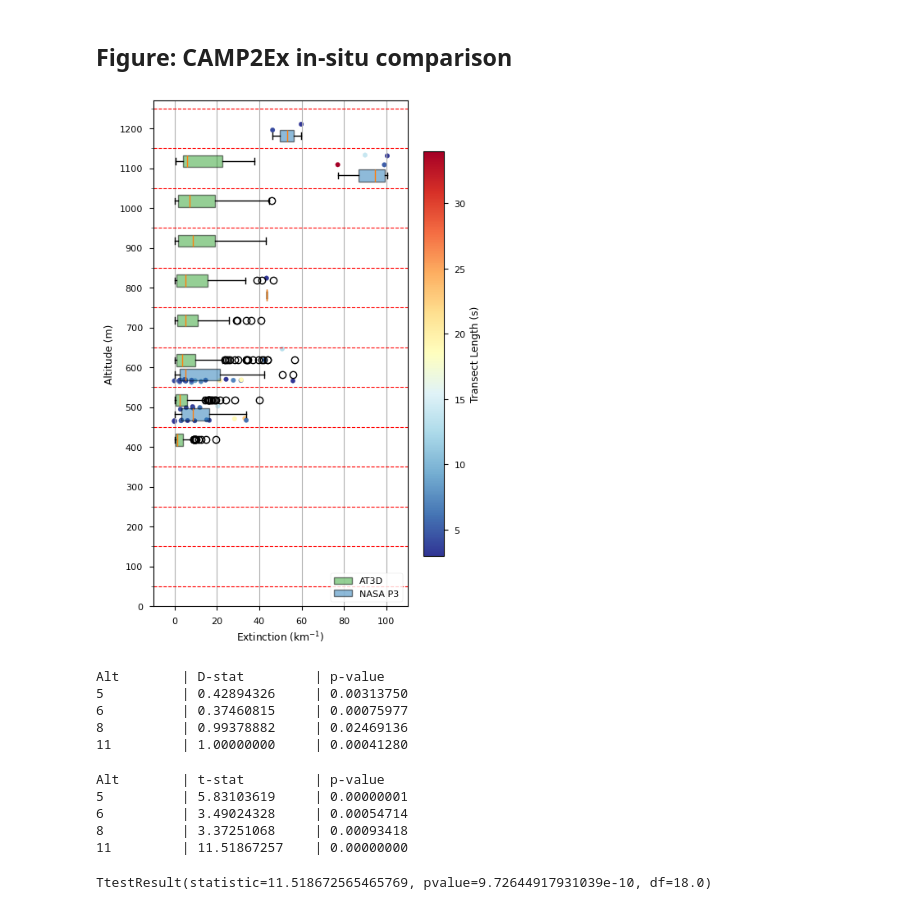
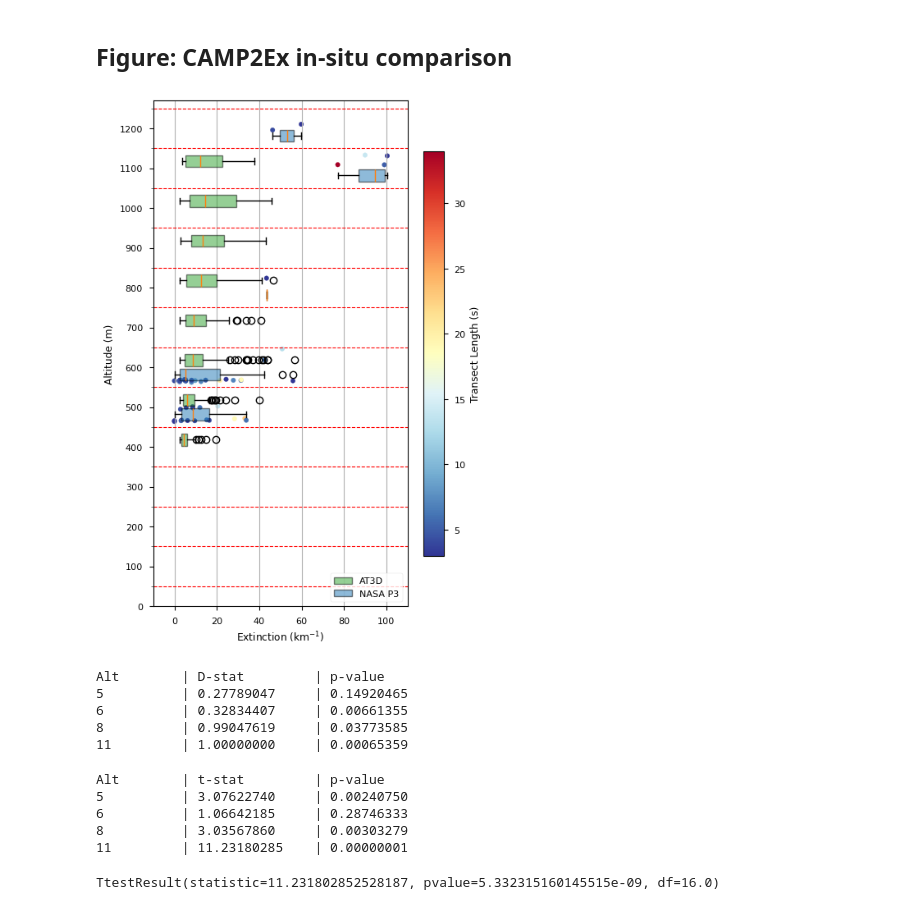
Before and after one commit to jlun17/misr-at3d-camp2ex, a Jupyter notebook: notebooks/investigation/single_retrieval/CAMP2Ex_insitu_compare.ipynb, the cells around one changed output. Cells and saved outputs as stored; diff of their text form; code cells hidden in the pictures.

Commit message:
Figure update

```diff
--- a/notebooks/investigation/single_retrieval/CAMP2Ex_insitu_compare.ipynb
+++ b/notebooks/investigation/single_retrieval/CAMP2Ex_insitu_compare.ipynb
@@ -83,7 +83,7 @@ cloud['ext_ravel'] = (['Z'], np.ravel(cloud.extinction.data))
 ## Figure: CAMP2Ex in-situ comparison
 # %%
 plt.style.use('seaborn-v0_8-paper')
-thresh = 0
+thresh = 2.43
 f, ax = plt.subplots(1, 1, figsize=(5, 8))
 
 cloud_cond = cloud.ext_ravel.data > thresh
@@ -112,34 +112,34 @@ for pos in positions:
     p3_ext_box.append(ce_ext[cond])
 p3_bplot = ax.boxplot(p3_ext_box, positions=np.array(positions)-18, widths=30, vert=False, manage_ticks=False, patch_artist=True)
 for patch in p3_bplot['boxes']:
     patch.set_facecolor('tab:blue')
     patch.set_alpha(0.5)
 
 ax.legend([at3d_bplot['boxes'][0], p3_bplot['boxes'][0]], ['AT3D', 'NASA P3'], loc='lower right')
 
 s = ax.scatter(ce_ext, ce_alt, c=ce_time, label='NASA P3', s=16, cmap='RdYlBu_r')
 plt.colorbar(s, ax=ax, label='Transect Length (s)', shrink=0.8)
 
 ax.set_xlabel('Extinction (1/km)')
 ax.set_ylabel('Altitude (m)')
 ax.grid(visible=True, which='major', axis='x')
 ax.grid(visible=True, which='minor', axis='y', color='r', linestyle='--')
 
 ax.set_yticks(np.arange(0, 1400, 100))
 ax.set_yticks(np.arange(50, 1300, 100), minor=True)
 ax.set_xlim([-10, 110])
 ax.set_ylim([0, 1270])
 ax.set_xlabel(r'Extinction (km$^{-1}$)')
 
 plt.savefig(
     FIGURE_OUT / 'insitu_comparison_{}.png'.format(iter_file.stem),
     format='png',
     dpi=300,
     bbox_inches='tight',
     transparent=False
 )
 # %% [output]
-[figure, old version]
+[figure, new version]
 # %%
 from scipy.stats import ks_2samp
 i = 5
@@ -152,10 +152,10 @@ for i in range(len(p3_ext_box)):
         print('{:<10} | {:<14.8f} | {:<14.8f}'.format(i, d_stat, p_value))
 # %% [output]
 Alt        | D-stat         | p-value
-5          | 0.42894326     | 0.00313750
-6          | 0.37460815     | 0.00075977
-8          | 0.99378882     | 0.02469136
-11         | 1.00000000     | 0.00041280
+5          | 0.27789047     | 0.14920465
+6          | 0.32834407     | 0.00661355
+8          | 0.99047619     | 0.03773585
+11         | 1.00000000     | 0.00065359
 # %%
 from scipy.stats import ttest_ind
 
@@ -168,11 +168,11 @@ for i in range(len(p3_ext_box)):
         print('{:<10} | {:<14.8f} | {:<14.8f}'.format(i, t_stat, p_value))
 # %% [output]
 Alt        | t-stat         | p-value
-5          | 5.83103619     | 0.00000001
-6          | 3.49024328     | 0.00054714
-8          | 3.37251068     | 0.00093418
-11         | 11.51867257    | 0.00000000
+5          | 3.07622740     | 0.00240750
+6          | 1.06642185     | 0.28746333
+8          | 3.03567860     | 0.00303279
+11         | 11.23180285    | 0.00000001
 # %%
 result
 # %% [output]
-TtestResult(statistic=11.518672565465769, pvalue=9.72644917931039e-10, df=18.0)
+TtestResult(statistic=11.231802852528187, pvalue=5.332315160145515e-09, df=16.0)
```
